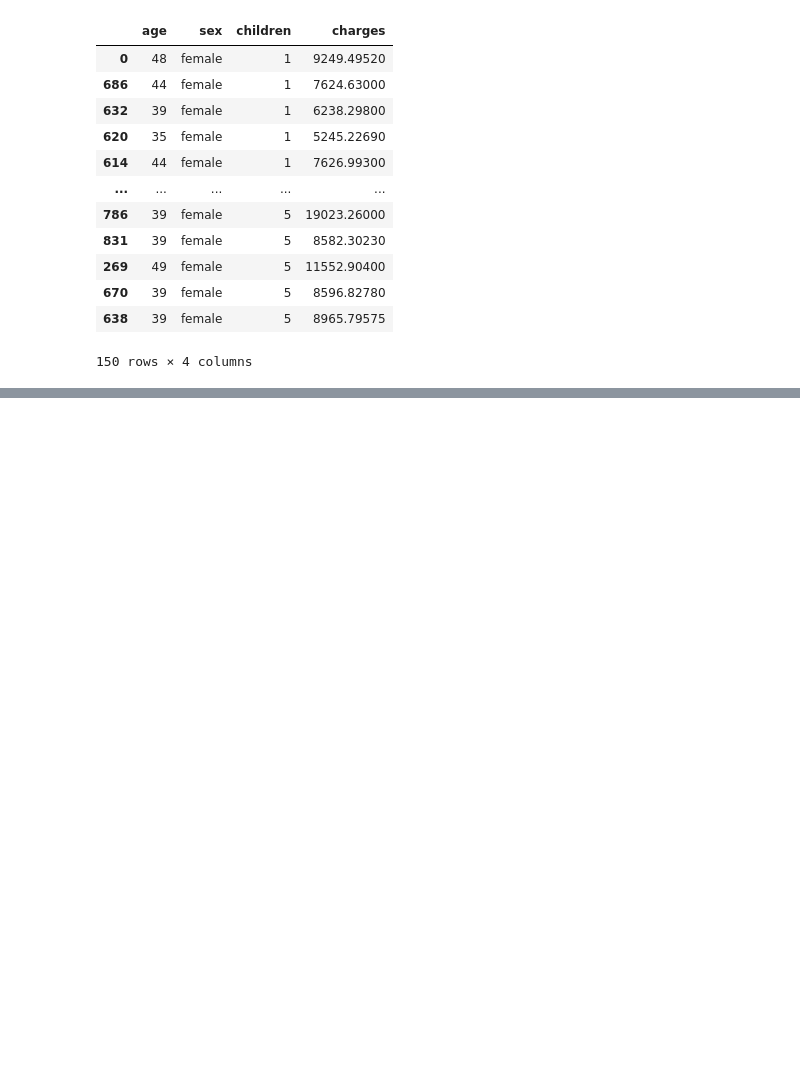
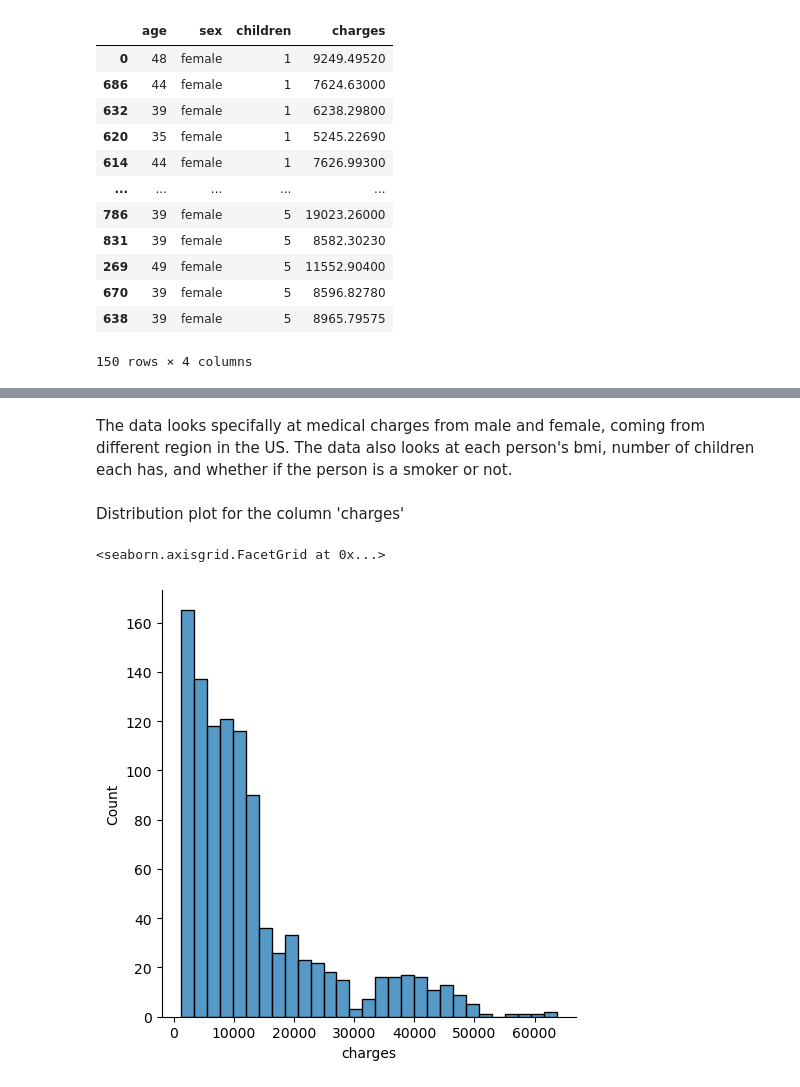
Before and after one commit to ubco-W2022T1-cosc301/project-group30, a Jupyter notebook: notebooks/analysis3.ipynb, the cells around one changed output, grey strips where cells are left out. Saved outputs shown, nothing was run; the diff lists cells and outputs as text; code cells hidden in the pictures; blank space fills up the shorter version.

```diff
--- a/notebooks/analysis3.ipynb
+++ b/notebooks/analysis3.ipynb
@@ -76,0 +81,7 @@ df_Final
+# %%
+import pandas as pd
+import numpy as np
+import matplotlib.pyplot as plt
+import seaborn as sns
+
+df = pd.read_csv("../data/raw/Medical_Cost.csv")
@@ -76,0 +99,9 @@ df_Final
+# %% [markdown]
+The data looks specifally at medical charges from male and female, coming from different region in the US. The data also looks at each person's bmi, number of children each has, and whether if the person is a smoker or not.
+# %% [markdown]
+Distribution plot for the column 'charges'
+# %%
+sns.displot(df['charges'])
+# %% [output]
+<seaborn.axisgrid.FacetGrid at 0x...>
+[figure, added]
```
Also changed, not shown: parts of 34 cells of this notebook, 6 other files.
